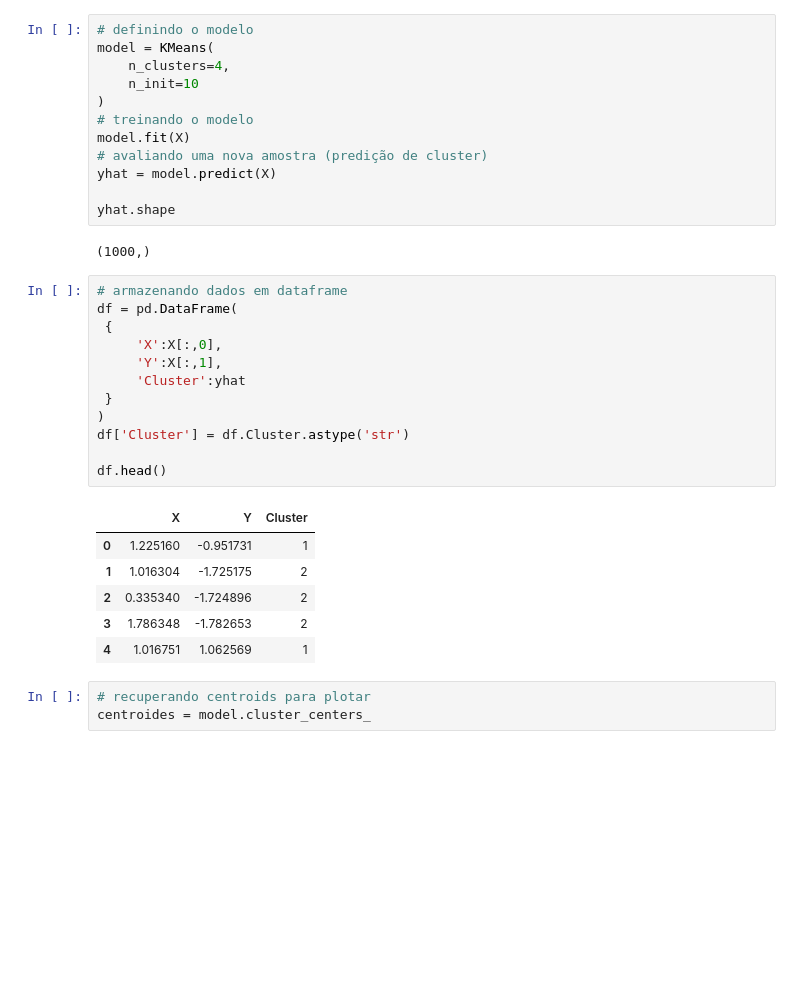
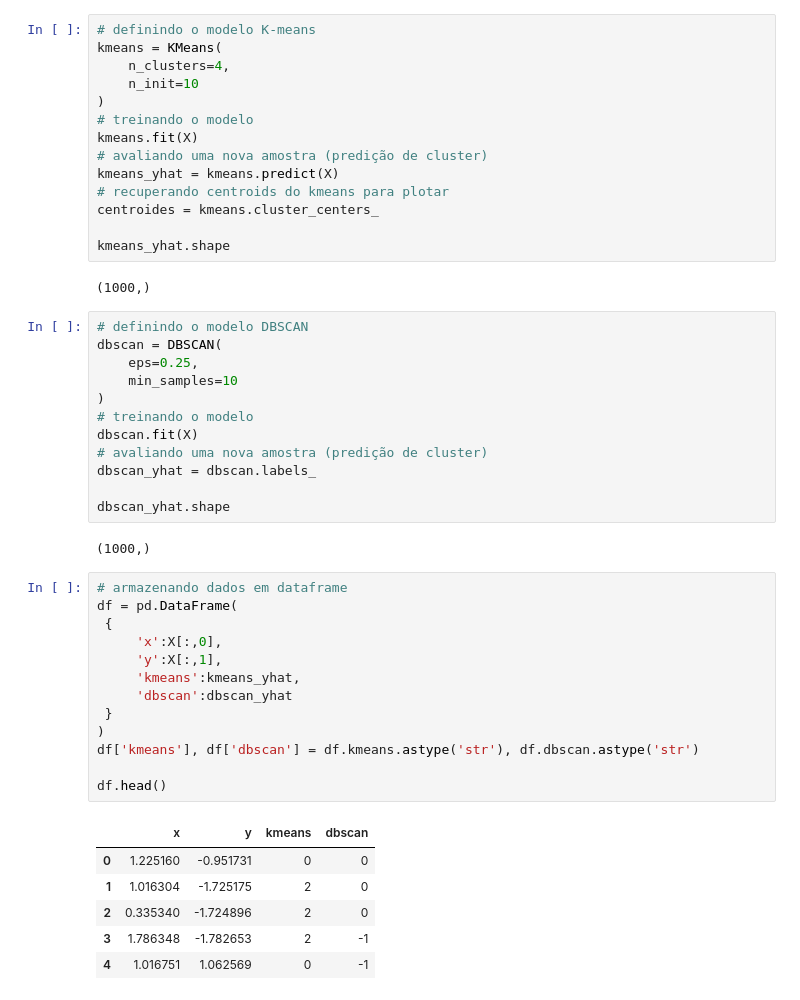
Before and after one commit to getrolucas/PosGrad_Ciencia_de_Dados, a Jupyter notebook: Atividade_Clustereizacao.ipynb, the cells around one changed output. Cells and saved outputs as stored; diff of their text form; blank space fills up the shorter version.

Commit message:
att clusterizacao

```diff
--- a/Atividade_Kmeans.ipynb
+++ b/Atividade_Clustereizacao.ipynb
@@ -18,39 +19,53 @@ X.shape
 # %% [output]
 (1000, 2)
 # %%
-# definindo o modelo
-model = KMeans(
+# definindo o modelo K-means
+kmeans = KMeans(
     n_clusters=4,
     n_init=10
 )
 # treinando o modelo
-model.fit(X)
+kmeans.fit(X)
 # avaliando uma nova amostra (predição de cluster)
-yhat = model.predict(X)
+kmeans_yhat = kmeans.predict(X)
+# recuperando centroids do kmeans para plotar
+centroides = kmeans.cluster_centers_
 
-yhat.shape
+kmeans_yhat.shape
 # %% [output]
 (1000,)
+# %%
+# definindo o modelo DBSCAN
+dbscan = DBSCAN(
+    eps=0.25,
+    min_samples=10
+)
+# treinando o modelo
+dbscan.fit(X)
+# avaliando uma nova amostra (predição de cluster)
+dbscan_yhat = dbscan.labels_
+
+dbscan_yhat.shape
+# %% [output]
+(1000,)
 # %%
 # armazenando dados em dataframe
 df = pd.DataFrame(
  {
-     'X':X[:,0],
-     'Y':X[:,1],
-     'Cluster':yhat
+     'x':X[:,0],
+     'y':X[:,1],
+     'kmeans':kmeans_yhat,
+     'dbscan':dbscan_yhat
  }
 )
-df['Cluster'] = df.Cluster.astype('str')
+df['kmeans'], df['dbscan'] = df.kmeans.astype('str'), df.dbscan.astype('str')
 
 df.head()
 # %% [output]
-|  | X | Y | Cluster |
-| 0 | 1.225160 | -0.951731 | 1 |
-| 1 | 1.016304 | -1.725175 | 2 |
-| 2 | 0.335340 | -1.724896 | 2 |
-| 3 | 1.786348 | -1.782653 | 2 |
-| 4 | 1.016751 | 1.062569 | 1 |
+|  | x | y | kmeans | dbscan |
+| 0 | 1.225160 | -0.951731 | 0 | 0 |
+| 1 | 1.016304 | -1.725175 | 2 | 0 |
+| 2 | 0.335340 | -1.724896 | 2 | 0 |
+| 3 | 1.786348 | -1.782653 | 2 | -1 |
+| 4 | 1.016751 | 1.062569 | 0 | -1 |
-# %%
-# recuperando centroids para plotar
-centroides = model.cluster_centers_
 # %%
```
Also changed, not shown: parts of 2 cells of this notebook.
